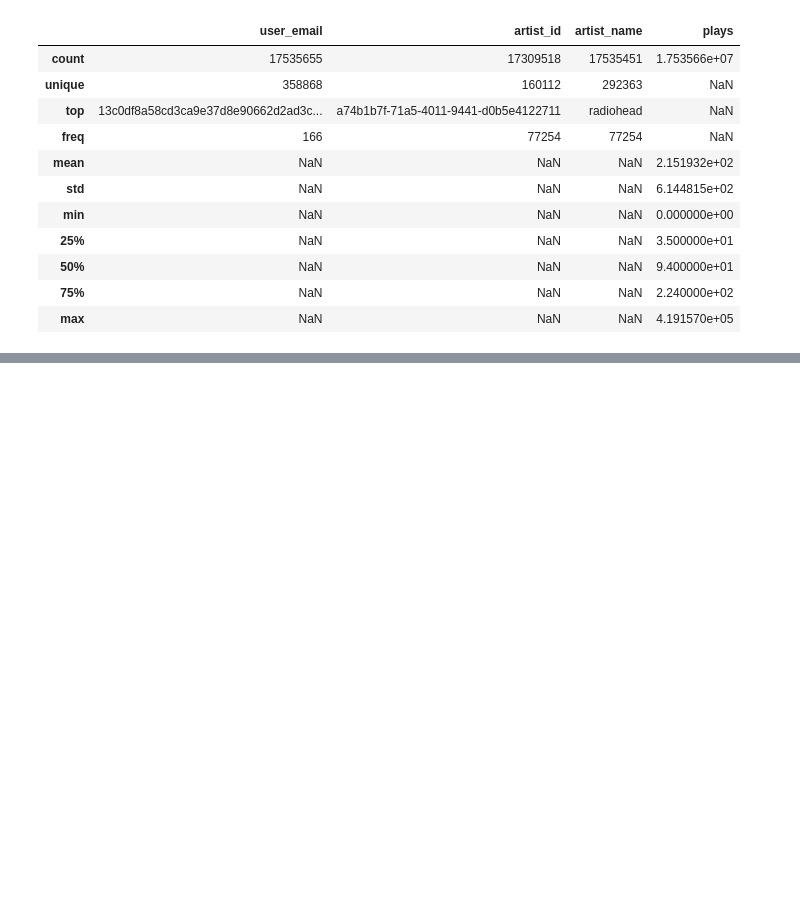
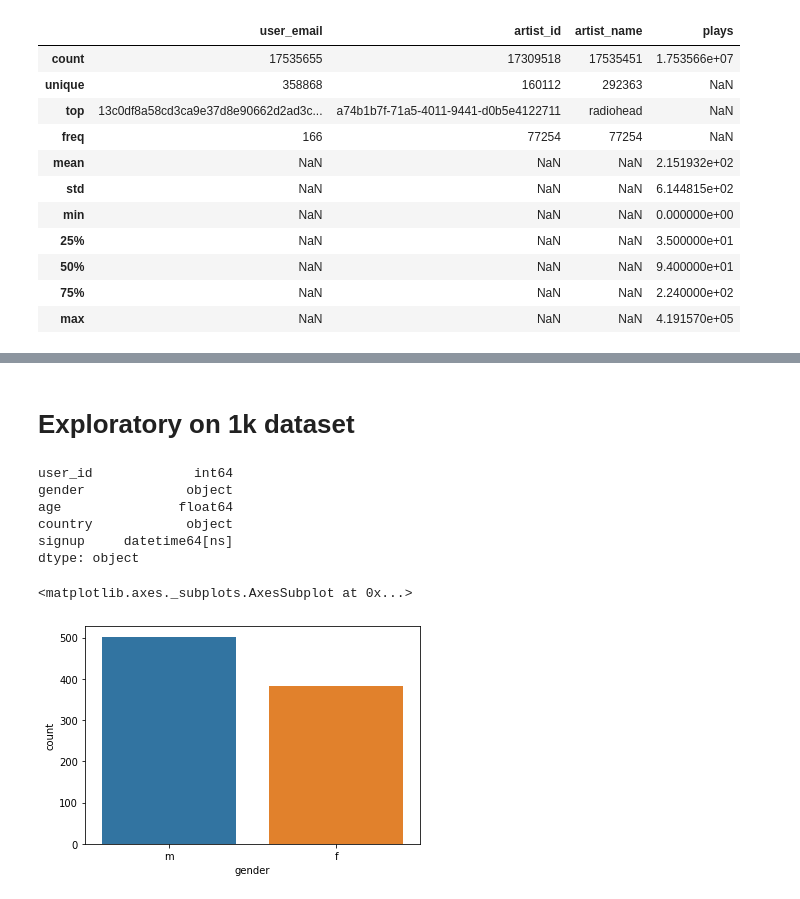
Before and after one commit to TimofeevAlex/LastFM, a Jupyter notebook: exploratory_analysis.ipynb, the cells around one changed output, grey strips where cells are left out. Cells and saved outputs as stored; diff of their text form; code cells hidden in the pictures; blank space fills up the shorter version.

```diff
--- a/exploratory_analysis.ipynb
+++ b/exploratory_analysis.ipynb
@@ -206,0 +306,2 @@ lastfm_360_behav.describe(include='all', datetime_is_numeric=True)
+# %% [markdown]
+# Exploratory on 1k dataset
@@ -206,0 +315,15 @@ lastfm_360_behav.describe(include='all', datetime_is_numeric=True)
+# %%
+lastfm_1_demo.dtypes
+# %% [output]
+user_id             int64
+gender             object
+age               float64
+country            object
+signup     datetime64[ns]
+dtype: object
+# %%
+# Show the gender distribution
+sns.countplot(x=lastfm_1_demo['gender'])
+# %% [output]
+<matplotlib.axes._subplots.AxesSubplot at 0x...>
+[figure, added]
```
Also changed, not shown: parts of 71 cells of this notebook.
